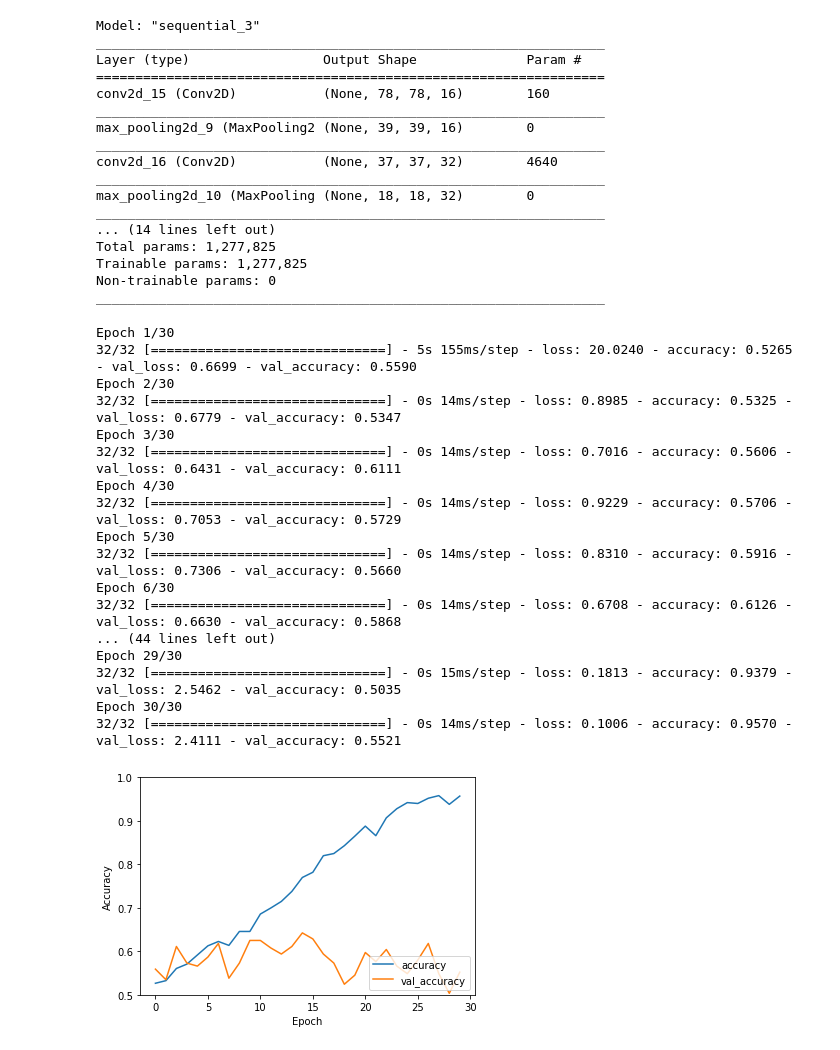
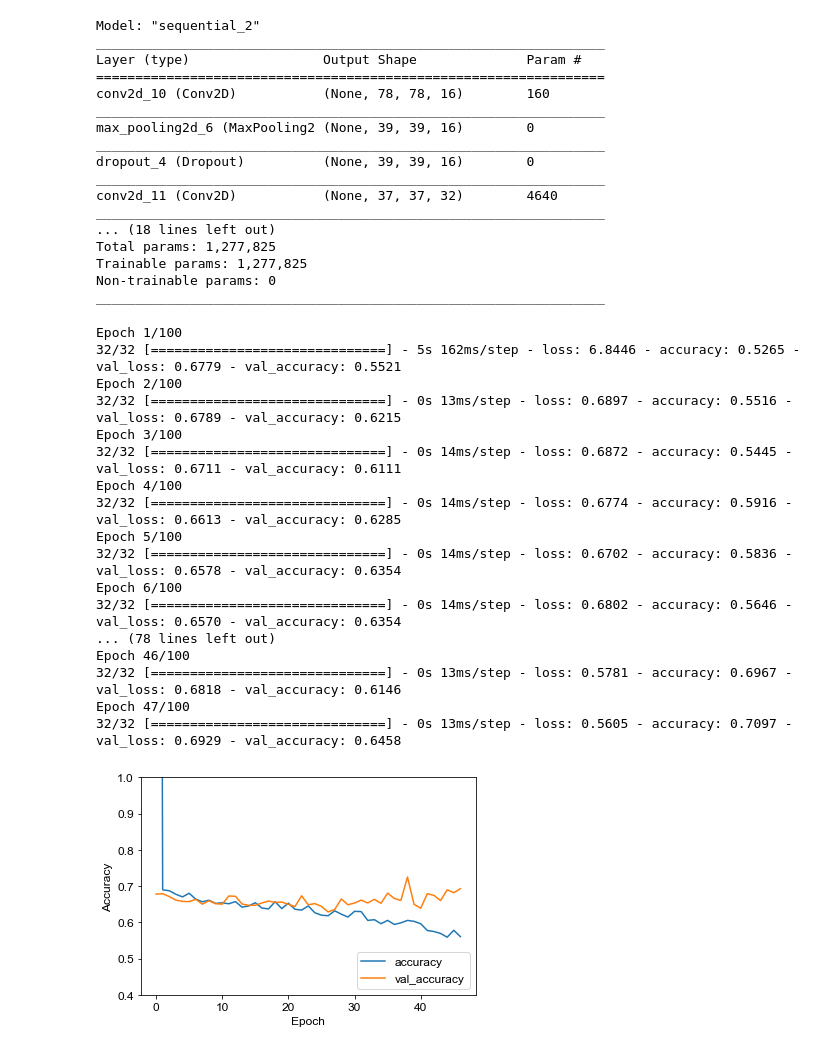
Before and after one commit to siwylab/time-series-dc, a Jupyter notebook: morph_cnn/Morphology Train.ipynb, the cells around one changed output. Saved outputs shown, nothing was run; the diff lists cells and outputs as text; code cells hidden in the pictures.

```diff
--- a/morph_cnn/Morphology Train.ipynb
+++ b/morph_cnn/Morphology Train.ipynb
@@ -57,6 +62,7 @@ STEP_SIZE_VALID=valid_generator.n//valid_generator.batch_size
 model = models.Sequential()
 model.add(layers.Conv2D(16, (3,3), activation='relu', input_shape=(80, 80,1)))
 model.add(layers.MaxPooling2D(2, 2))
+model.add(layers.Dropout(0.2))
 model.add(layers.Conv2D(32, (3,3), activation='relu'))
 model.add(layers.MaxPooling2D(2,2))
 model.add(layers.Conv2D(64, (3,3), activation='relu'))
@@ -64,72 +70,82 @@ model.add(layers.Conv2D(64, (3,3), activation='relu'))
 model.add(layers.Conv2D(64, (3,3), activation='relu'))
 model.add(layers.MaxPooling2D(2,2))
 model.add(layers.Flatten())
+model.add(layers.Dropout(0.2))
 model.add(layers.Dense(512, activation='relu'))
 model.add(layers.Dense(1, activation='sigmoid'))
 # %%
 model.summary()
 # %% [output]
-Model: "sequential_3"
+Model: "sequential_2"
 _________________________________________________________________
 Layer (type)                 Output Shape              Param #
 =================================================================
-conv2d_15 (Conv2D)           (None, 78, 78, 16)        160
+conv2d_10 (Conv2D)           (None, 78, 78, 16)        160
 _________________________________________________________________
-max_pooling2d_9 (MaxPooling2 (None, 39, 39, 16)        0
+max_pooling2d_6 (MaxPooling2 (None, 39, 39, 16)        0
 _________________________________________________________________
-conv2d_16 (Conv2D)           (None, 37, 37, 32)        4640
+dropout_4 (Dropout)          (None, 39, 39, 16)        0
 _________________________________________________________________
-max_pooling2d_10 (MaxPooling (None, 18, 18, 32)        0
+conv2d_11 (Conv2D)           (None, 37, 37, 32)        4640
 _________________________________________________________________
-... (14 lines left out)
+... (18 lines left out)
 Total params: 1,277,825
 Trainable params: 1,277,825
 Non-trainable params: 0
 _________________________________________________________________
 # %%
-model.compile(optimizer='rmsprop',
+model.compile(optimizer='Adam',
               loss=tf.keras.losses.BinaryCrossentropy(from_logits=False),
               metrics=['accuracy'])
 # %%
-checkpoint_dir = './logs/masks'
+checkpoint_dir = './logs/masks/weights.hdf5'
 
 # Create a callback that saves the model's weights
 cp_callback = tf.keras.callbacks.ModelCheckpoint(filepath=checkpoint_dir,
                                                  save_weights_only=True,
-                                                 monitor='val_accuracy',
-                                                 mode='max',
+                                                 monitor='val_loss',restore_best_weights=True,
+                                                 mode='auto',
                                                  save_best_only=True)
+early = tf.keras.callbacks.EarlyStopping(
+    monitor="val_loss",
+    min_delta=0,
+    patience=20,
+    verbose=0,
+    mode="auto",
+    baseline=None,
+    restore_best_weights=True,
+)
 # %%
 history = model.fit_generator(generator=train_generator,steps_per_epoch=STEP_SIZE_TRAIN,
                    validation_data=valid_generator,
                    validation_steps=STEP_SIZE_VALID,
-                   epochs=30)
+                   epochs=100,callbacks=[cp_callback,early])
 # %% [output]
-Epoch 1/30
-32/32 [==============================] - 5s 155ms/step - loss: 20.0240 - accuracy: 0.5265 - val_loss: 0.6699 - val_accuracy: 0.5590
-Epoch 2/30
-32/32 [==============================] - 0s 14ms/step - loss: 0.8985 - accuracy: 0.5325 - val_loss: 0.6779 - val_accuracy: 0.5347
-Epoch 3/30
-32/32 [==============================] - 0s 14ms/step - loss: 0.7016 - accuracy: 0.5606 - val_loss: 0.6431 - val_accuracy: 0.6111
-Epoch 4/30
-32/32 [==============================] - 0s 14ms/step - loss: 0.9229 - accuracy: 0.5706 - val_loss: 0.7053 - val_accuracy: 0.5729
-Epoch 5/30
-32/32 [==============================] - 0s 14ms/step - loss: 0.8310 - accuracy: 0.5916 - val_loss: 0.7306 - val_accuracy: 0.5660
-Epoch 6/30
-32/32 [==============================] - 0s 14ms/step - loss: 0.6708 - accuracy: 0.6126 - val_loss: 0.6630 - val_accuracy: 0.5868
-... (44 lines left out)
-Epoch 29/30
-32/32 [==============================] - 0s 15ms/step - loss: 0.1813 - accuracy: 0.9379 - val_loss: 2.5462 - val_accuracy: 0.5035
-Epoch 30/30
-32/32 [==============================] - 0s 14ms/step - loss: 0.1006 - accuracy: 0.9570 - val_loss: 2.4111 - val_accuracy: 0.5521
+Epoch 1/100
+32/32 [==============================] - 5s 162ms/step - loss: 6.8446 - accuracy: 0.5265 - val_loss: 0.6779 - val_accuracy: 0.5521
+Epoch 2/100
+32/32 [==============================] - 0s 13ms/step - loss: 0.6897 - accuracy: 0.5516 - val_loss: 0.6789 - val_accuracy: 0.6215
+Epoch 3/100
+32/32 [==============================] - 0s 14ms/step - loss: 0.6872 - accuracy: 0.5445 - val_loss: 0.6711 - val_accuracy: 0.6111
+Epoch 4/100
+32/32 [==============================] - 0s 14ms/step - loss: 0.6774 - accuracy: 0.5916 - val_loss: 0.6613 - val_accuracy: 0.6285
+Epoch 5/100
+32/32 [==============================] - 0s 14ms/step - loss: 0.6702 - accuracy: 0.5836 - val_loss: 0.6578 - val_accuracy: 0.6354
+Epoch 6/100
+32/32 [==============================] - 0s 14ms/step - loss: 0.6802 - accuracy: 0.5646 - val_loss: 0.6570 - val_accuracy: 0.6354
+... (78 lines left out)
+Epoch 46/100
+32/32 [==============================] - 0s 13ms/step - loss: 0.5781 - accuracy: 0.6967 - val_loss: 0.6818 - val_accuracy: 0.6146
+Epoch 47/100
+32/32 [==============================] - 0s 13ms/step - loss: 0.5605 - accuracy: 0.7097 - val_loss: 0.6929 - val_accuracy: 0.6458
 # %%
-plt.plot(history.history['accuracy'], label='accuracy')
-plt.plot(history.history['val_accuracy'], label='val_accuracy')
+plt.plot(history.history['loss'], label='accuracy')
+plt.plot(history.history['val_loss'], label='val_accuracy')
 plt.xlabel('Epoch')
 plt.ylabel('Accuracy')
-plt.ylim([0.5, 1])
+plt.ylim([0.4, 1])
 plt.legend(loc='lower right')
-plt.savefig('../figures/morphology_train.png')
-#plt.show()
+#plt.savefig('../figures/morphology_train.png')
+plt.show()
 # %% [output]
-[figure, old version]
+[figure, new version]
```
Also changed, not shown: parts of 9 cells of this notebook.
